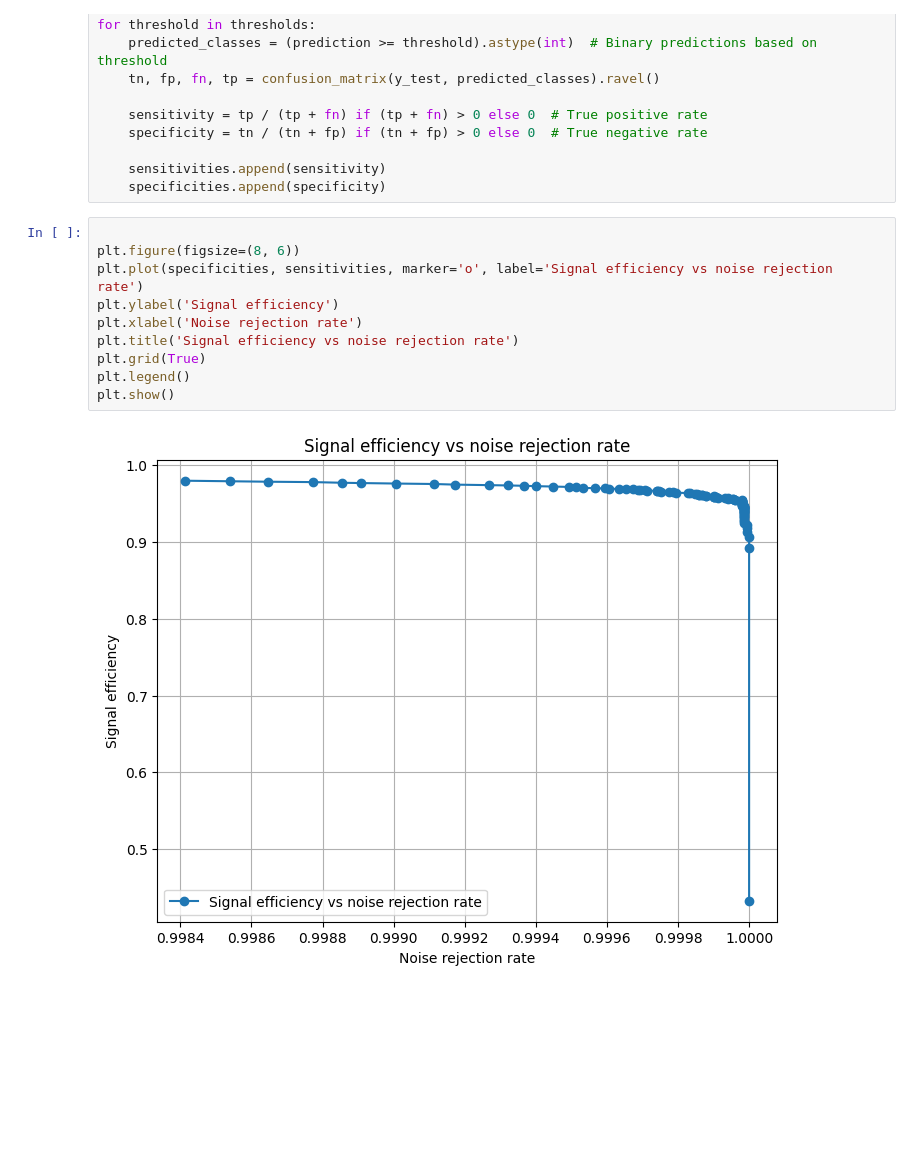
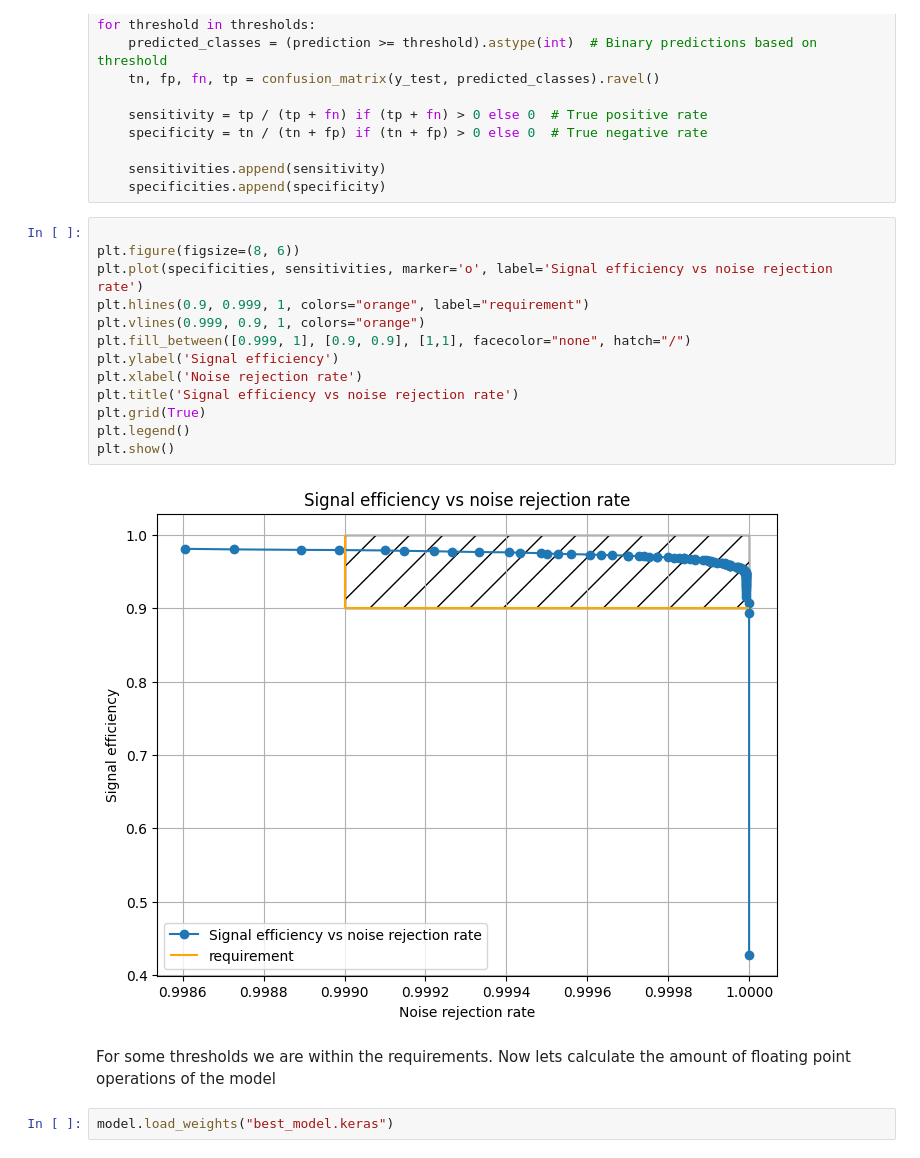
Before and after one commit to Abbta/adlfpae, a Jupyter notebook: Exercise_10_real_time_noise_rejection.ipynb, the cells around one changed output. Drawn from its saved outputs; the diff is of its cells as text; blank space fills up the shorter version.

```diff
--- a/Exercise_10_real_time_noise_rejection.ipynb
+++ b/Exercise_10_real_time_noise_rejection.ipynb
@@ -269,12 +269,19 @@ for threshold in thresholds:
 # %%
 
 plt.figure(figsize=(8, 6))
 plt.plot(specificities, sensitivities, marker='o', label='Signal efficiency vs noise rejection rate')
+plt.hlines(0.9, 0.999, 1, colors="orange", label="requirement")
+plt.vlines(0.999, 0.9, 1, colors="orange")
+plt.fill_between([0.999, 1], [0.9, 0.9], [1,1], facecolor="none", hatch="/")
 plt.ylabel('Signal efficiency')
 plt.xlabel('Noise rejection rate')
 plt.title('Signal efficiency vs noise rejection rate')
 plt.grid(True)
 plt.legend()
 plt.show()
 # %% [output]
-[figure, old version]
+[figure, new version]
+# %% [markdown]
+For some thresholds we are within the requirements. Now lets calculate the amount of floating point operations of the model
+# %%
+model.load_weights("best_model.keras")
```
Also changed, not shown: parts of 15 cells of this notebook, 17 other files.
